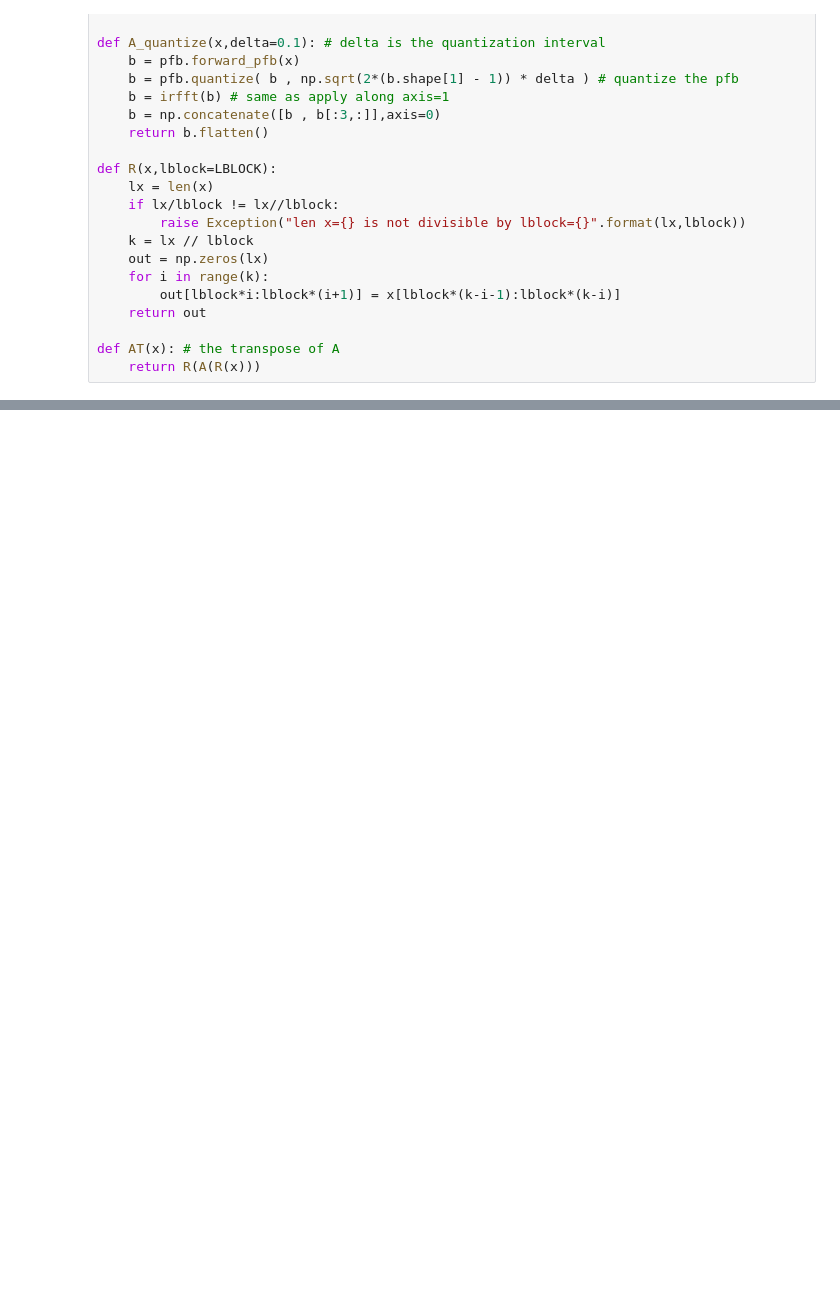
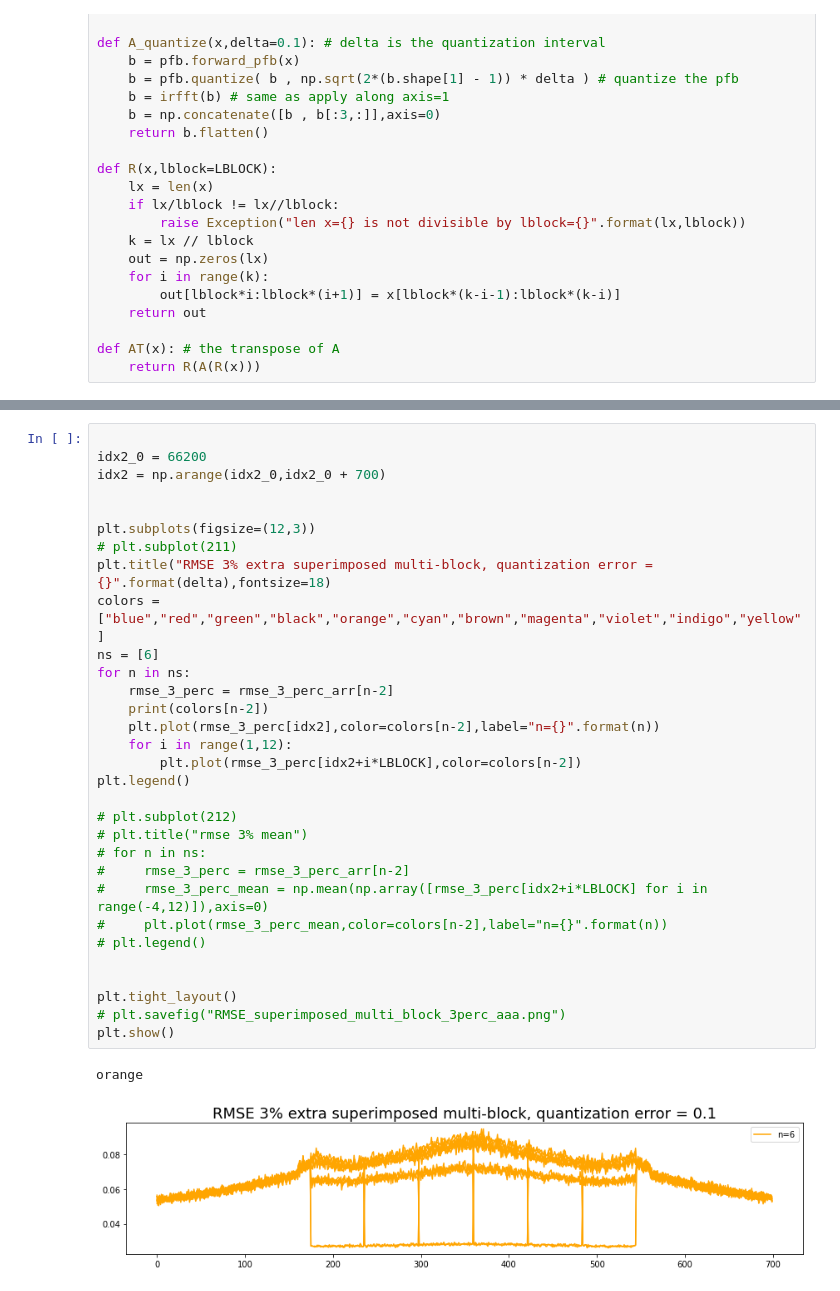
Before and after one commit to dcxSt/pfb-mod, a Jupyter notebook: little_scripts_testing/Conjugat_Gradient1.ipynb, the cells around one changed output, grey strips where cells are left out. Cells and saved outputs as stored; diff of their text form; blank space fills up the shorter version.

```diff
--- a/little_scripts_testing/Conjugat_Gradient1.ipynb
+++ b/little_scripts_testing/Conjugat_Gradient1.ipynb
@@ -272,0 +340,34 @@ plt.show()
+# %%
+
+idx2_0 = 66200
+idx2 = np.arange(idx2_0,idx2_0 + 700)
+
+
+plt.subplots(figsize=(12,3))
+# plt.subplot(211)
+plt.title("RMSE 3% extra superimposed multi-block, quantization error = {}".format(delta),fontsize=18)
+colors = ["blue","red","green","black","orange","cyan","brown","magenta","violet","indigo","yellow"]
+ns = [6]
+for n in ns:
+    rmse_3_perc = rmse_3_perc_arr[n-2]
+    print(colors[n-2])
+    plt.plot(rmse_3_perc[idx2],color=colors[n-2],label="n={}".format(n))
+    for i in range(1,12):
+        plt.plot(rmse_3_perc[idx2+i*LBLOCK],color=colors[n-2])
+plt.legend()
+
+# plt.subplot(212)
+# plt.title("rmse 3% mean")
+# for n in ns:
+#     rmse_3_perc = rmse_3_perc_arr[n-2]
+#     rmse_3_perc_mean = np.mean(np.array([rmse_3_perc[idx2+i*LBLOCK] for i in range(-4,12)]),axis=0)
+#     plt.plot(rmse_3_perc_mean,color=colors[n-2],label="n={}".format(n))
+# plt.legend()
+
+
+plt.tight_layout()
+# plt.savefig("RMSE_superimposed_multi_block_3perc_aaa.png")
+plt.show()
+# %% [output]
+orange
+[figure, added]
```
Also changed, not shown: parts of 15 cells of this notebook.
